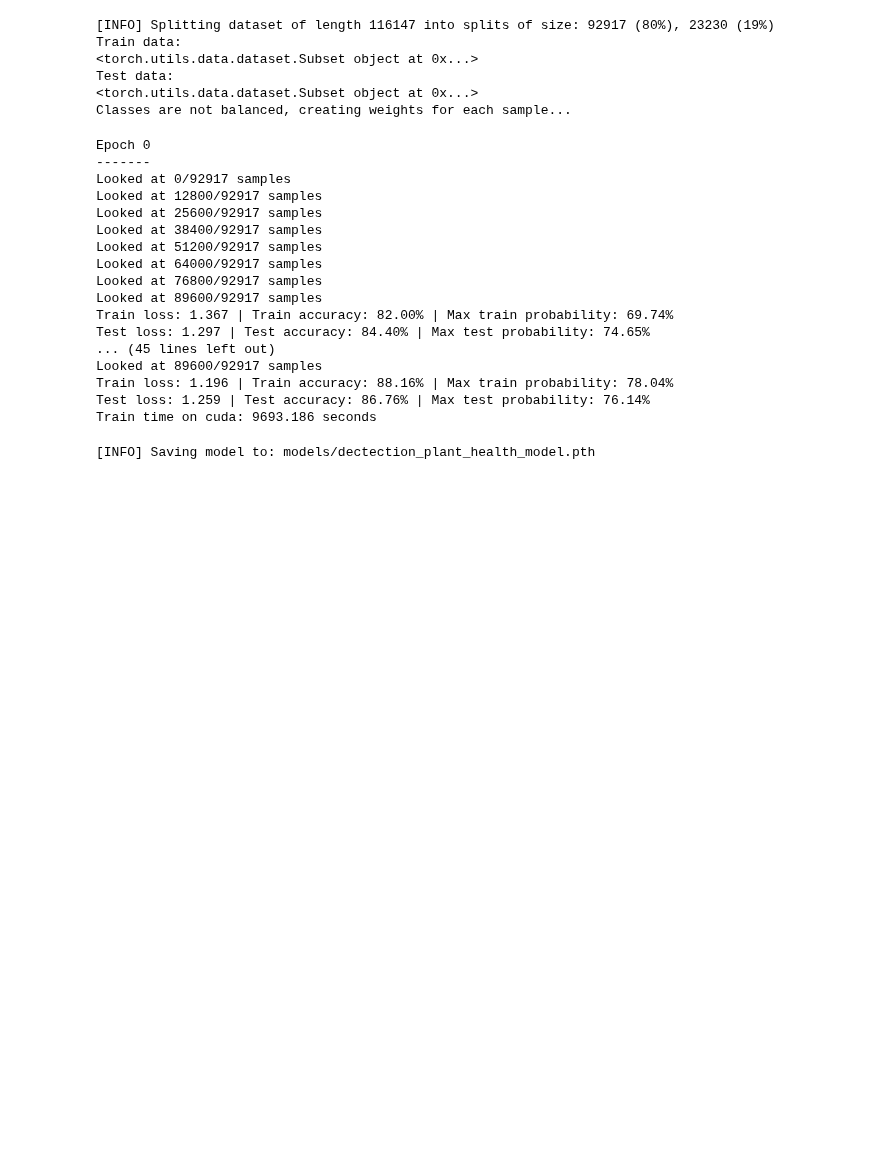
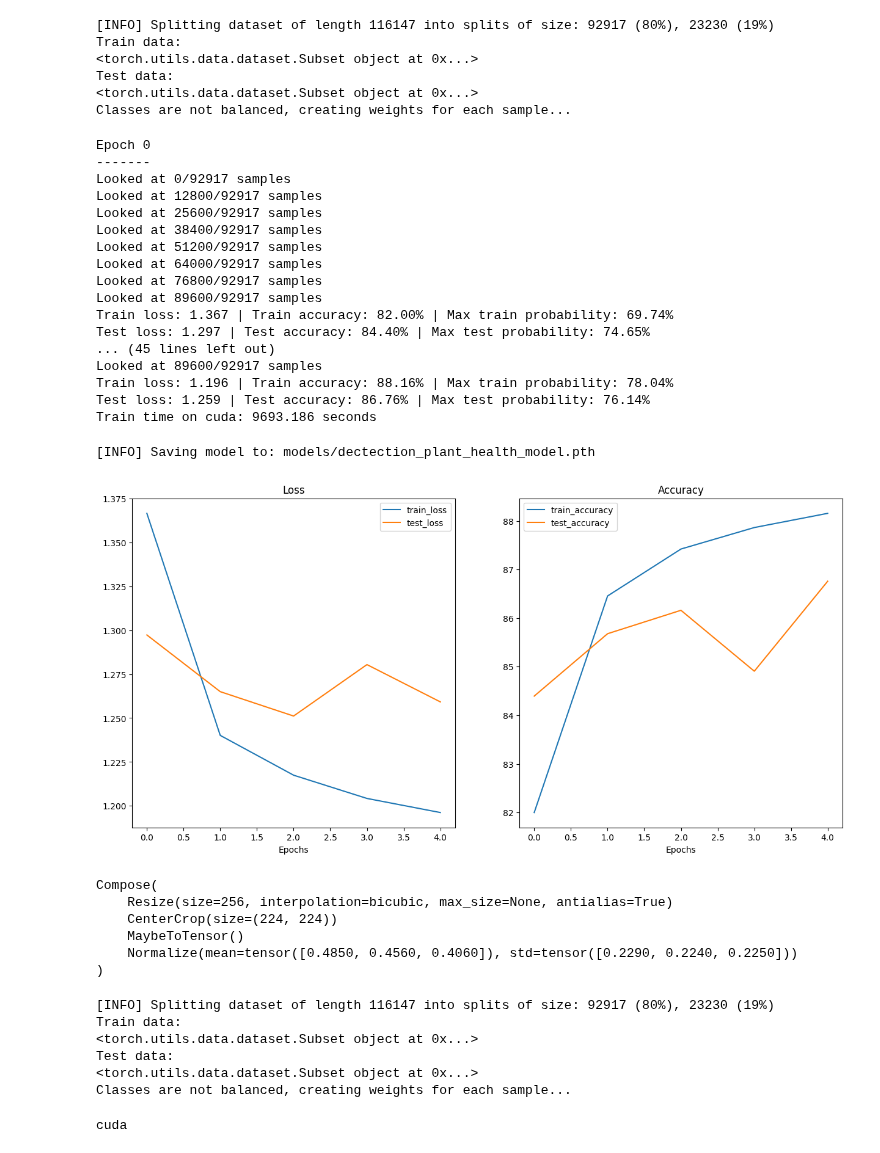
Before and after one commit to JoachimLombardi/Portfolio, a Jupyter notebook: Deep Learning/PyTorch/Classification/Computer vision/dectection_plant_health_appli.ipynb, the cells around one changed output. Drawn from its saved outputs; the diff is of its cells as text; code cells hidden in the pictures; blank space fills up the shorter version.

```diff
--- a/Deep Learning/PyTorch/Classification/Computer vision/dectection_plant_health_appli.ipynb
+++ b/Deep Learning/PyTorch/Classification/Computer vision/dectection_plant_health_appli.ipynb
@@ -157,2 +157,8 @@ save_model(model=vit_b16_model,
 # %% [output]
 [INFO] Saving model to: models/dectection_plant_health_model.pth
+# %%
+from going_modular.going_modular.utils import plot_loss_curves
+
+plot_loss_curves(history)
+# %% [output]
+[figure, added]
@@ -158,0 +169,22 @@ save_model(model=vit_b16_model,
+# %%
+from timm.data import create_transform
+from timm.data.constants import IMAGENET_DEFAULT_MEAN, IMAGENET_DEFAULT_STD
+
+
+# Create the transform
+transform = create_transform(
+    input_size=rexnet_150_model.default_cfg["input_size"],
+    mean=rexnet_150_model.default_cfg.get("mean", IMAGENET_DEFAULT_MEAN),
+    std=rexnet_150_model.default_cfg.get("std", IMAGENET_DEFAULT_STD),
+    crop_pct=rexnet_150_model.default_cfg.get("crop_pct", 1.0),
+    interpolation=rexnet_150_model.default_cfg.get("interpolation", "bilinear")
+)
+
+print(transform)
+# %% [output]
+Compose(
+    Resize(size=256, interpolation=bicubic, max_size=None, antialias=True)
+    CenterCrop(size=(224, 224))
+    MaybeToTensor()
+    Normalize(mean=tensor([0.4850, 0.4560, 0.4060]), std=tensor([0.2290, 0.2240, 0.2250]))
+)
@@ -158,0 +196,19 @@ save_model(model=vit_b16_model,
+# %%
+train_dataloader, test_dataloader, class_names = create_dataloaders(transform=transform,
+                                                                    train_dir=dataset_dir,
+                                                                    split_size=0.8)
+# %% [output]
+[INFO] Splitting dataset of length 116147 into splits of size: 92917 (80%), 23230 (19%)
+Train data:
+<torch.utils.data.dataset.Subset object at 0x...>
+Test data:
+<torch.utils.data.dataset.Subset object at 0x...>
+Classes are not balanced, creating weights for each sample...
+# %%
+import torch
+import torch.nn as nn
+# Check if GPU is available
+device = torch.device("cuda" if torch.cuda.is_available() else "cpu")
+print(device)
+# %% [output]
+cuda
```
Also changed, not shown: parts of 16 cells of this notebook, 9 other files.
